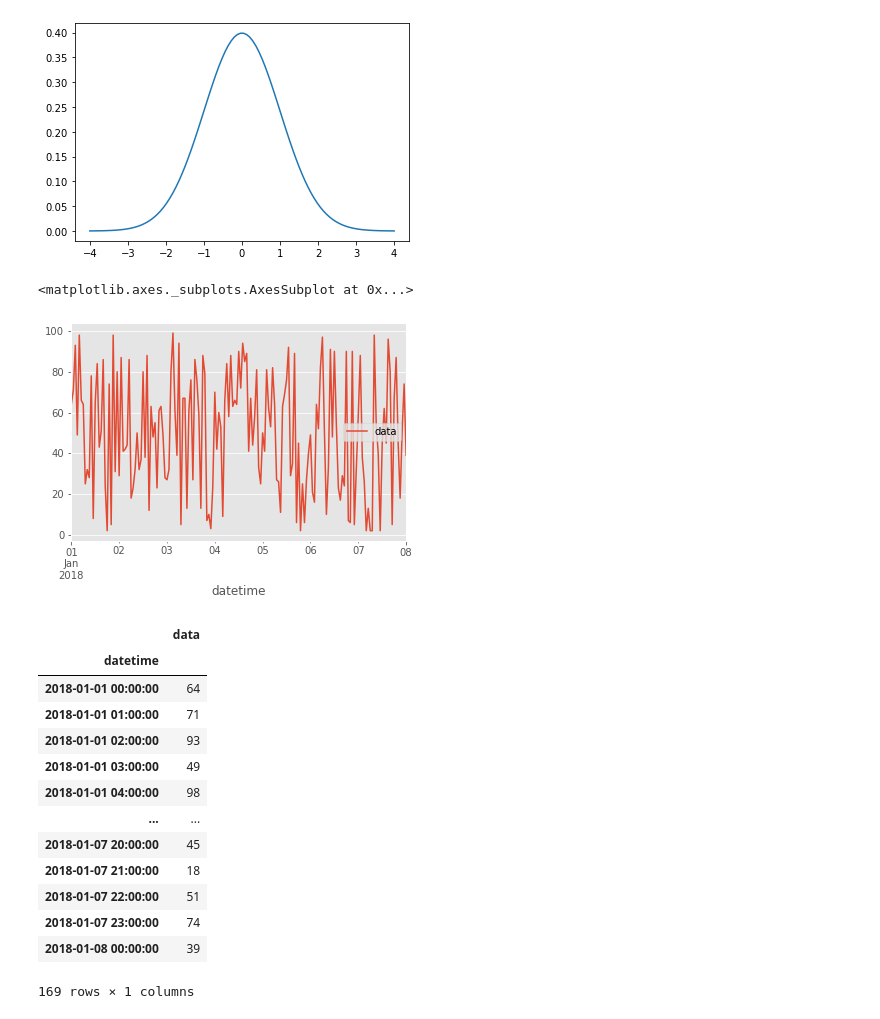
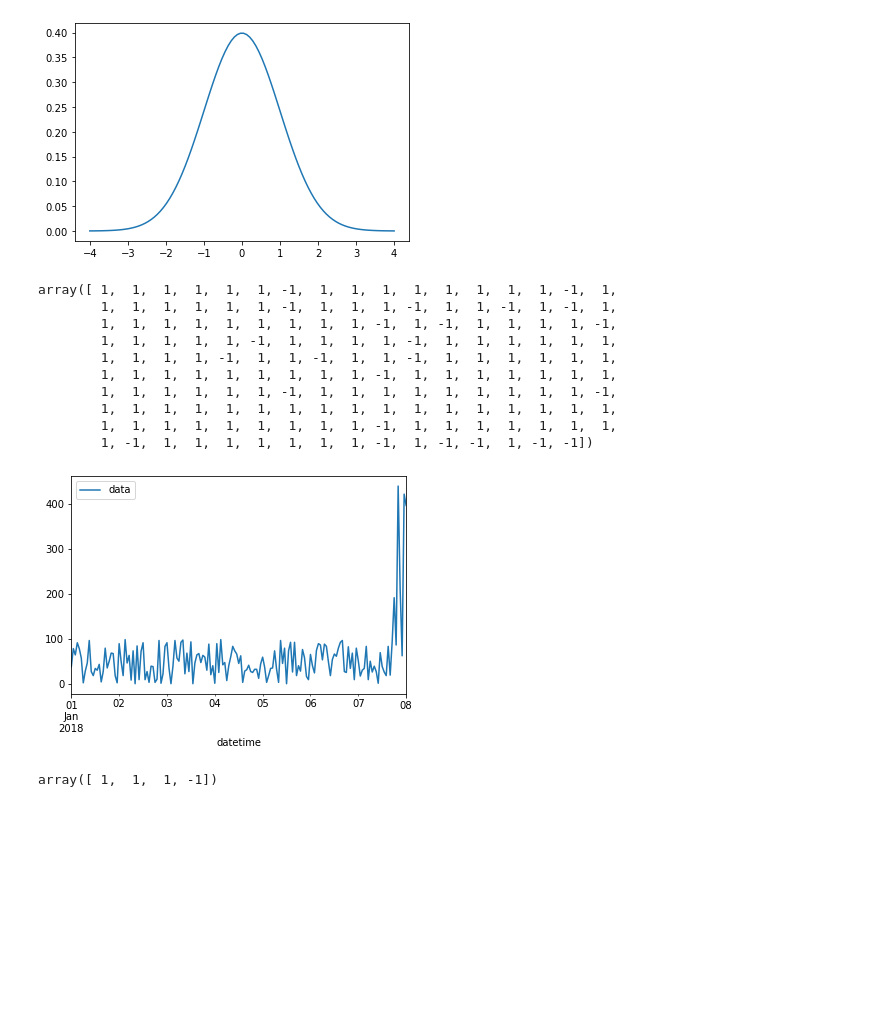
Before and after one commit to crawlersick/my_data_analyst, a Jupyter notebook: test_gen_seriesdata.ipynb, the cells around one changed output. Drawn from its saved outputs; the diff is of its cells as text; code cells hidden in the pictures; blank space fills up the shorter version.

```diff
--- a/test_gen_seriesdata.ipynb
+++ b/test_gen_seriesdata.ipynb
@@ -13,32 +13,42 @@ plt.show()
 # %%
 import pandas as pd
 from datetime import datetime
 import numpy as np
 date_rng = pd.date_range(start='1/1/2018', end='1/08/2018', freq='H')
 df = pd.DataFrame(date_rng, columns=['date'])
-df['data'] = np.random.randint(0,100,size=(len(date_rng)))
+
+df['data'] = np.concatenate((np.random.randint(0,100,size=(len(date_rng)-10)),np.random.randint(0,500,size=10) ))
+
 df['datetime'] = pd.to_datetime(df['date'])
 df = df.set_index('datetime')
 df.drop(['date'], axis=1, inplace=True)
 
 df.plot()
+
+from sklearn.ensemble import IsolationForest
+X=[]
+for y in df['data'].values:
+    X.append([y])
+clf = IsolationForest(random_state=0,max_features=1).fit(X)
+#clf.predict([[0.1], [0], [90]])
+clf.predict(X)
 # %% [output]
-<matplotlib.axes._subplots.AxesSubplot at 0x...>
+array([ 1,  1,  1,  1,  1,  1, -1,  1,  1,  1,  1,  1,  1,  1,  1, -1,  1,
+        1,  1,  1,  1,  1,  1, -1,  1,  1,  1, -1,  1,  1, -1,  1, -1,  1,
+        1,  1,  1,  1,  1,  1,  1,  1,  1, -1,  1, -1,  1,  1,  1,  1, -1,
+        1,  1,  1,  1,  1, -1,  1,  1,  1,  1, -1,  1,  1,  1,  1,  1,  1,
+        1,  1,  1,  1, -1,  1,  1, -1,  1,  1, -1,  1,  1,  1,  1,  1,  1,
+        1,  1,  1,  1,  1,  1,  1,  1,  1, -1,  1,  1,  1,  1,  1,  1,  1,
+        1,  1,  1,  1,  1,  1, -1,  1,  1,  1,  1,  1,  1,  1,  1,  1, -1,
+        1,  1,  1,  1,  1,  1,  1,  1,  1,  1,  1,  1,  1,  1,  1,  1,  1,
+        1,  1,  1,  1,  1,  1,  1,  1,  1, -1,  1,  1,  1,  1,  1,  1,  1,
+        1, -1,  1,  1,  1,  1,  1,  1,  1, -1,  1, -1, -1,  1, -1, -1])
-[figure, old version]
+[figure, new version]
-# %%
-df
-# %% [output]
-|  | data |
-| datetime |  |
-| 2018-01-01 00:00:00 | 64 |
-| 2018-01-01 01:00:00 | 71 |
-| 2018-01-01 02:00:00 | 93 |
-| 2018-01-01 03:00:00 | 49 |
-| 2018-01-01 04:00:00 | 98 |
-| ... | ... |
-| 2018-01-07 20:00:00 | 45 |
-| 2018-01-07 21:00:00 | 18 |
-| 2018-01-07 22:00:00 | 51 |
-| 2018-01-07 23:00:00 | 74 |
-| 2018-01-08 00:00:00 | 39 |
-169 rows × 1 columns
+# %%
+from sklearn.ensemble import IsolationForest
+X = [[-1.1,2,4], [0.3,3,6], [0.5,4,7], [100,5,99]]
+clf = IsolationForest(random_state=0).fit(X)
+#clf.predict([[0.1], [0], [90]])
+clf.predict(X)
+# %% [output]
+array([ 1,  1,  1, -1])
```
Also changed, not shown: parts of 1 cell of this notebook.
